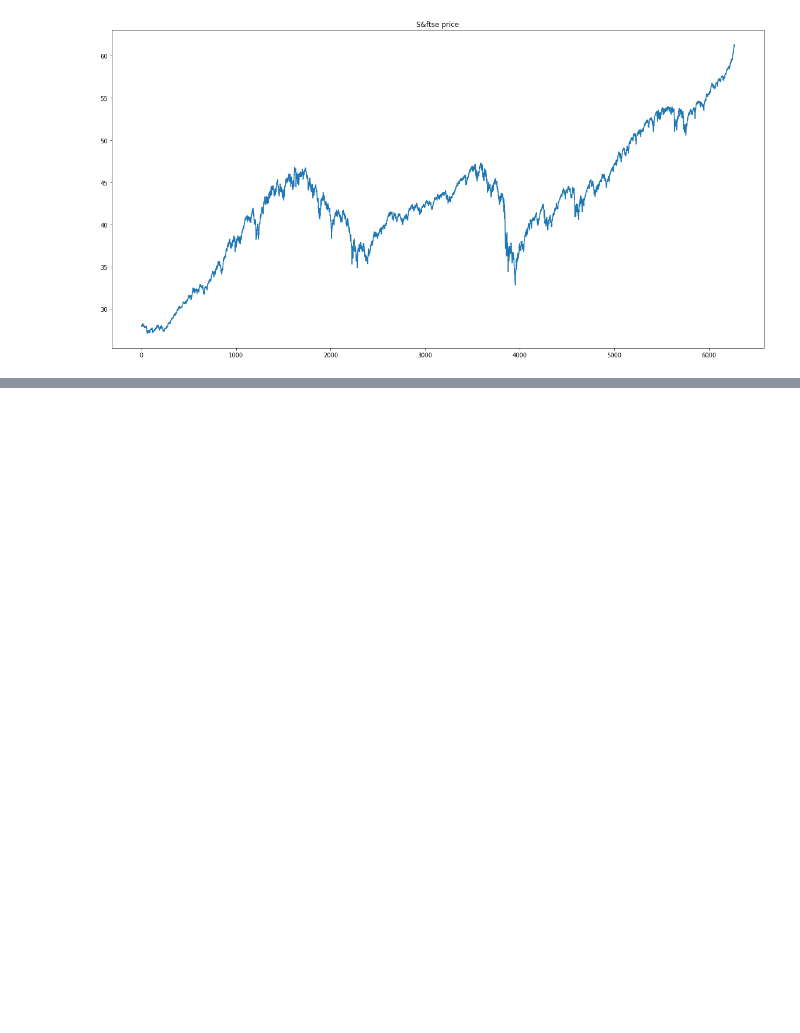
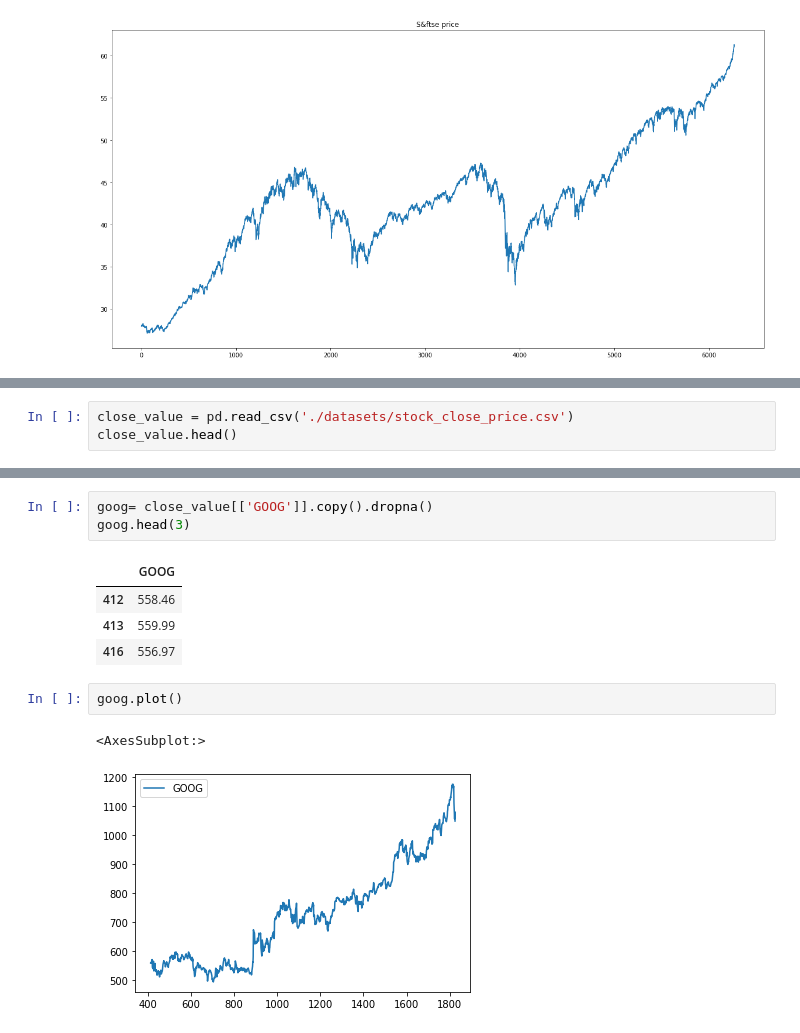
Before and after one commit to VaskarO/Time-series-analysis-and-forecasting, a Jupyter notebook: introduction.ipynb, the cells around one changed output, grey strips where cells are left out. Cells and saved outputs as stored; diff of their text form; blank space fills up the shorter version.

```diff
--- a/introduction.ipynb
+++ b/introduction.ipynb
@@ -225,0 +238,3 @@ csv_data['box_cox_spx'].plot(figsize=(20,10), title='S&ftse price')
+# %%
+close_value = pd.read_csv('./datasets/stock_close_price.csv')
+close_value.head()
@@ -225,0 +249,13 @@ csv_data['box_cox_spx'].plot(figsize=(20,10), title='S&ftse price')
+# %%
+goog= close_value[['GOOG']].copy().dropna()
+goog.head(3)
+# %% [output]
+|  | GOOG |
+| 412 | 558.46 |
+| 413 | 559.99 |
+| 416 | 556.97 |
+# %%
+goog.plot()
+# %% [output]
+<AxesSubplot:>
+[figure, added]
```
Also changed, not shown: parts of 12 cells of this notebook, 1 other file.
